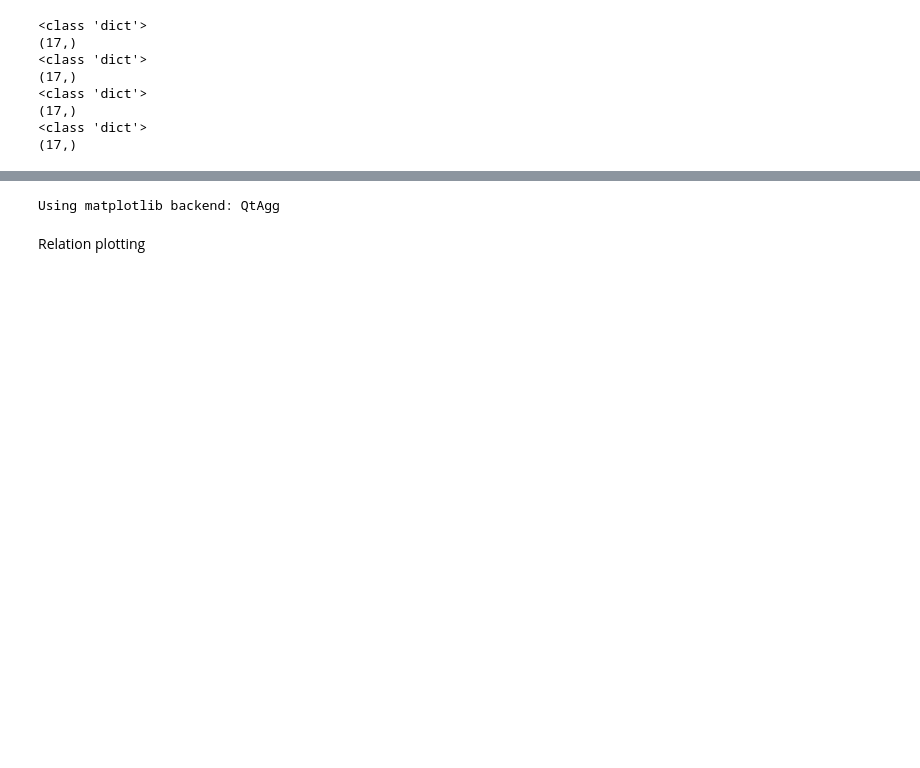
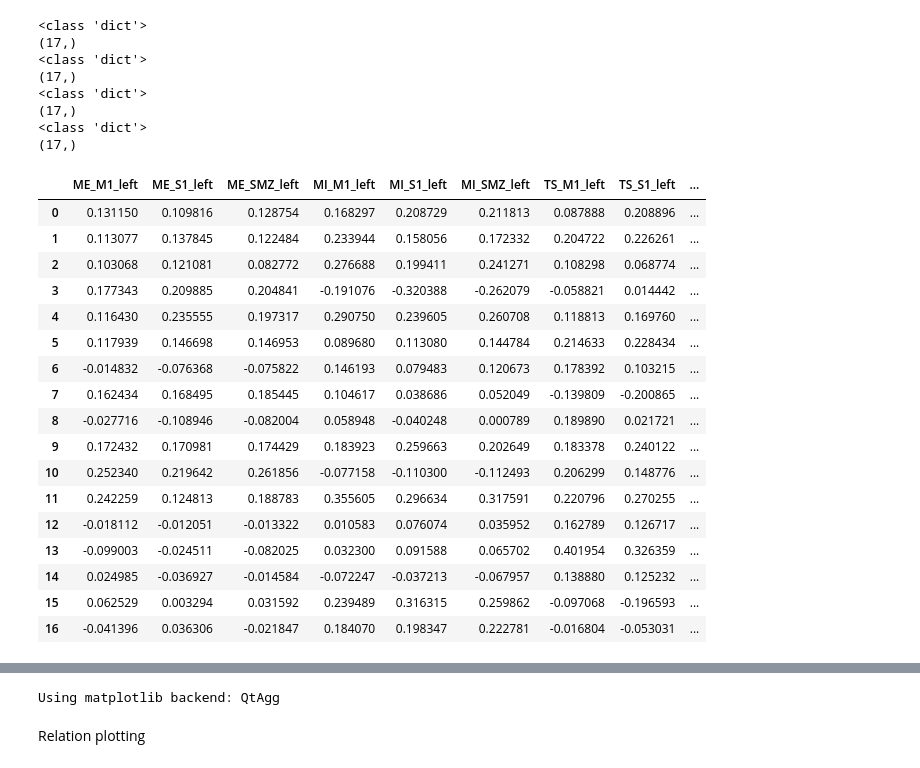
Before and after one commit to pius-desiderius/fnirs-data-analysis, a Jupyter notebook: make_average_plots.ipynb, the cells around one changed output, grey strips where cells are left out. Saved outputs shown, nothing was run; the diff lists cells and outputs as text; code cells hidden in the pictures; blank space fills up the shorter version.

```diff
--- a/make_average_plots.ipynb
+++ b/make_average_plots.ipynb
@@ -233,0 +610,8 @@ import pandas as pd
+# %%
+i = 2
+split_entries = log_entries[i].split('\n')
+SUBJ = split_entries[0][-2:]
+COND = split_entries[1][-2:]
+TMAX = split_entries[3].split(' ')[-1]
+
+print(SUBJ, COND, TMAX)
@@ -233,0 +620,3 @@ import pandas as pd
+# %%
+for i in log_entries:
+    print(i)
@@ -234,3 +641,6 @@ import pandas as pd
+# %%
+def relation(arr_target, arr_rest):
+    return arr_target - arr_rest
 # %%
 curves_hb = 'hbo'
 SUBJECT = 'AVERAGE'
@@ -246,18 +656,26 @@ for i in range(len(subdicts)):
 
     print(type(subdict))
 
-    M1_evoked_SMR_left, S1_evoked_SMR_left, SMZ_evoked_SMR_left = get_median_for_stats(subdict, key='smr_left')
-    M1_evoked_REST_left, S1_evoked_REST_left, SMZ_evoked_REST_left = get_median_for_stats(subdict, key='rest_left')
-    M1_evoked_SMR_right, S1_evoked_SMR_right, SMZ_evoked_SMR_right = get_median_for_stats(subdict, key='smr_right')
-    M1_evoked_REST_right, S1_evoked_REST_right, SMZ_evoked_REST_right = get_median_for_stats(subdict, key='rest_right')
+    M1_evoked_SMR_left, S1_evoked_SMR_left, SMZ_evoked_SMR_left = get_sliced(subdict, key='smr_left')
+    M1_evoked_REST_left, S1_evoked_REST_left, SMZ_evoked_REST_left = get_sliced(subdict, key='rest_left')
+    M1_evoked_SMR_right, S1_evoked_SMR_right, SMZ_evoked_SMR_right = get_sliced(subdict, key='smr_right')
+    M1_evoked_REST_right, S1_evoked_REST_right, SMZ_evoked_REST_right = get_sliced(subdict, key='rest_right')
 
 
-    M1_left_median, S1_left_median, SMZ_left_median = M1_evoked_SMR_left/M1_evoked_REST_left, \
-                                                      S1_evoked_SMR_left/S1_evoked_REST_left, \
-                                                      SMZ_evoked_SMR_left/SMZ_evoked_REST_left
-    M1_right_median, S1_right_median, SMZ_right_median = M1_evoked_SMR_right/M1_evoked_REST_right, \
-                                                      S1_evoked_SMR_right/S1_evoked_REST_right, \
-                                                      SMZ_evoked_SMR_right/SMZ_evoked_REST_right
+#     M1_left_median, S1_left_median, SMZ_left_median = M1_evoked_SMR_left/M1_evoked_REST_left, \
+#                                                       S1_evoked_SMR_left/S1_evoked_REST_left, \
+#                                                       SMZ_evoked_SMR_left/SMZ_evoked_REST_left
+#     M1_right_median, S1_right_median, SMZ_right_median = M1_evoked_SMR_right/M1_evoked_REST_right, \
+#                                                       S1_evoked_SMR_right/S1_evoked_REST_right, \
+#                                                       SMZ_evoked_SMR_right/SMZ_evoked_REST_right
+
+    M1_left_median, S1_left_median, SMZ_left_median = get_median(relation(M1_evoked_SMR_left, M1_evoked_REST_left)), \
+                                                      get_median(relation(S1_evoked_SMR_left, S1_evoked_REST_left)), \
+                                                      get_median(relation(SMZ_evoked_SMR_left, SMZ_evoked_REST_left))
+    M1_right_median, S1_right_median, SMZ_right_median = get_median(relation(M1_evoked_SMR_right, M1_evoked_REST_right)), \
+                                                      get_median(relation(S1_evoked_SMR_right, S1_evoked_REST_right)), \
+                                                      get_median(relation(SMZ_evoked_SMR_right, SMZ_evoked_REST_right))
+
 
     print(M1_left_median.shape)
 
@@ -281,3 +699,24 @@ for i in range(len(subdicts)):
 (17,)
 <class 'dict'>
 (17,)
+# %%
+df
+# %% [output]
+|  | ME_M1_left | ME_S1_left | ME_SMZ_left | MI_M1_left | MI_S1_left | MI_SMZ_left | TS_M1_left | TS_S1_left | ... |
+| 0 | 0.131150 | 0.109816 | 0.128754 | 0.168297 | 0.208729 | 0.211813 | 0.087888 | 0.208896 | ... |
+| 1 | 0.113077 | 0.137845 | 0.122484 | 0.233944 | 0.158056 | 0.172332 | 0.204722 | 0.226261 | ... |
+| 2 | 0.103068 | 0.121081 | 0.082772 | 0.276688 | 0.199411 | 0.241271 | 0.108298 | 0.068774 | ... |
+| 3 | 0.177343 | 0.209885 | 0.204841 | -0.191076 | -0.320388 | -0.262079 | -0.058821 | 0.014442 | ... |
+| 4 | 0.116430 | 0.235555 | 0.197317 | 0.290750 | 0.239605 | 0.260708 | 0.118813 | 0.169760 | ... |
+| 5 | 0.117939 | 0.146698 | 0.146953 | 0.089680 | 0.113080 | 0.144784 | 0.214633 | 0.228434 | ... |
+| 6 | -0.014832 | -0.076368 | -0.075822 | 0.146193 | 0.079483 | 0.120673 | 0.178392 | 0.103215 | ... |
+| 7 | 0.162434 | 0.168495 | 0.185445 | 0.104617 | 0.038686 | 0.052049 | -0.139809 | -0.200865 | ... |
+| 8 | -0.027716 | -0.108946 | -0.082004 | 0.058948 | -0.040248 | 0.000789 | 0.189890 | 0.021721 | ... |
+| 9 | 0.172432 | 0.170981 | 0.174429 | 0.183923 | 0.259663 | 0.202649 | 0.183378 | 0.240122 | ... |
+| 10 | 0.252340 | 0.219642 | 0.261856 | -0.077158 | -0.110300 | -0.112493 | 0.206299 | 0.148776 | ... |
+| 11 | 0.242259 | 0.124813 | 0.188783 | 0.355605 | 0.296634 | 0.317591 | 0.220796 | 0.270255 | ... |
+| 12 | -0.018112 | -0.012051 | -0.013322 | 0.010583 | 0.076074 | 0.035952 | 0.162789 | 0.126717 | ... |
+| 13 | -0.099003 | -0.024511 | -0.082025 | 0.032300 | 0.091588 | 0.065702 | 0.401954 | 0.326359 | ... |
+| 14 | 0.024985 | -0.036927 | -0.014584 | -0.072247 | -0.037213 | -0.067957 | 0.138880 | 0.125232 | ... |
+| 15 | 0.062529 | 0.003294 | 0.031592 | 0.239489 | 0.316315 | 0.259862 | -0.097068 | -0.196593 | ... |
+| 16 | -0.041396 | 0.036306 | -0.021847 | 0.184070 | 0.198347 | 0.222781 | -0.016804 | -0.053031 | ... |
```
Also changed, not shown: parts of 32 cells of this notebook, 2 other files.
